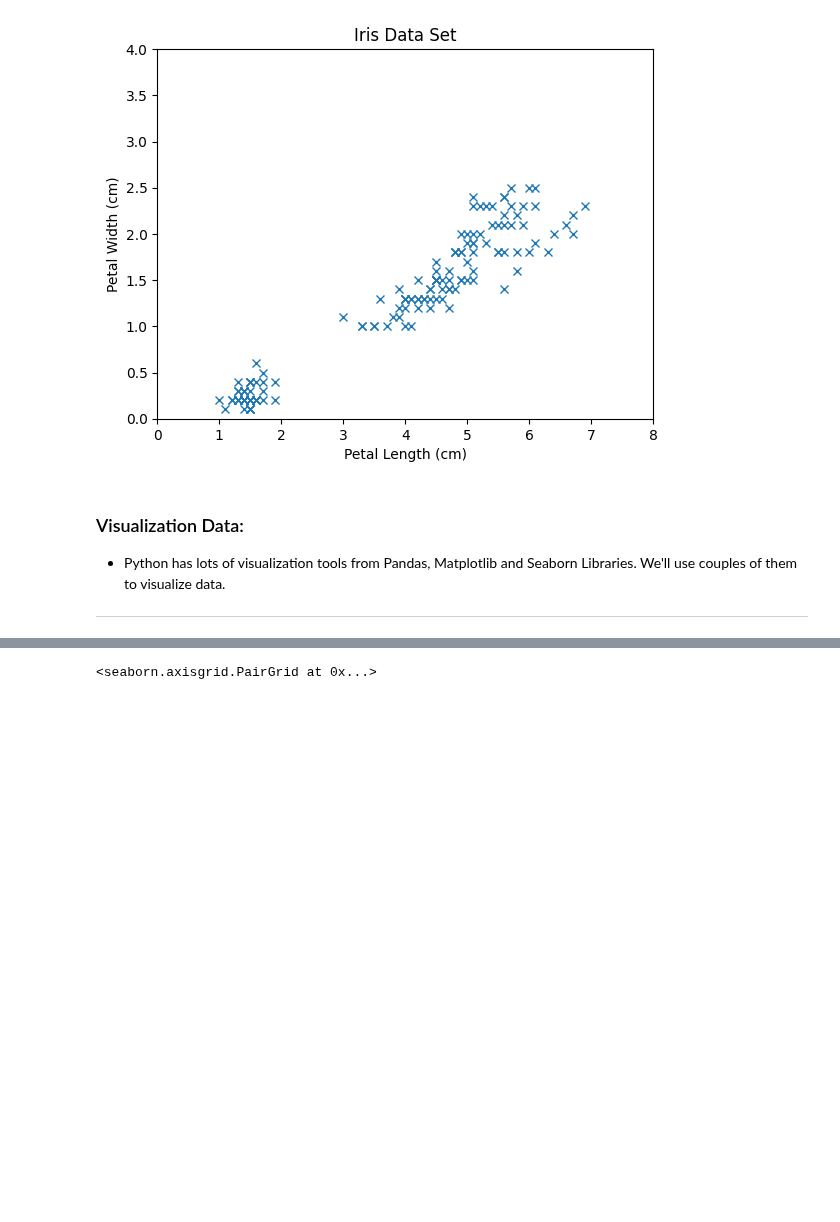
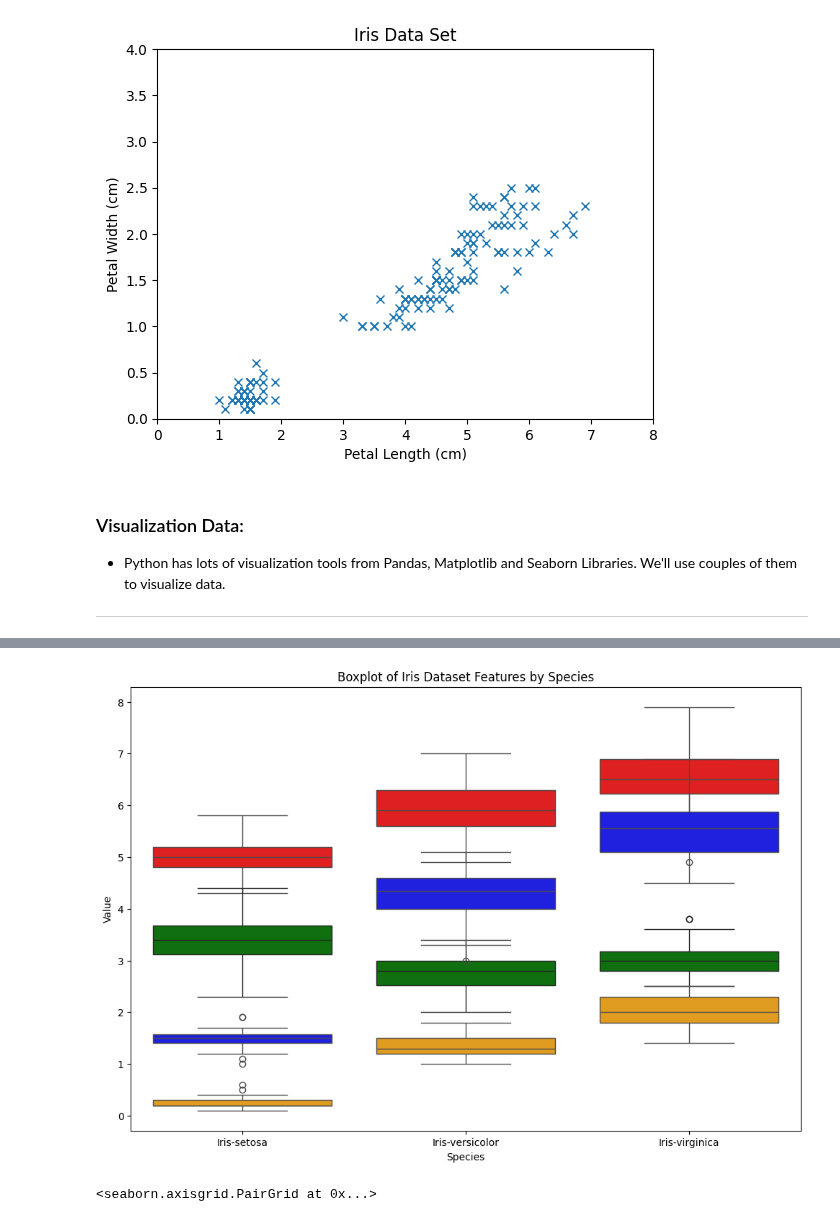
Before and after one commit to CarlosRigueti/pands-project, a Jupyter notebook: analysis.ipynb, the cells around one changed output, grey strips where cells are left out. Cells and saved outputs as stored; diff of their text form; code cells hidden in the pictures; blank space fills up the shorter version.

```diff
--- a/analysis.ipynb
+++ b/analysis.ipynb
@@ -379,3 +345,27 @@ array([[<Axes: title={'center': 'petal_length'}, xlabel='[species]'>,
+# %%
+# Load the Iris dataset
+url = 'https://raw.githubusercontent.com/CarlosRigueti/pands-project/main/iris.csv'
+df = pd.read_csv(url)
+
+# Define colors for each feature
+colors = {'sepal_length': 'red', 'sepal_width': 'green', 'petal_length': 'blue', 'petal_width': 'orange'}
+
+# Set the figure size
+plt.figure(figsize=(12, 8))  # Adjust the figsize as needed
+
+# Generate boxplots for each feature split by species
+for feature, color in colors.items():
+    sns.boxplot(x='species', y=feature, data=df, color=color)
+
+# Add title and labels
+plt.title('Boxplot of Iris Dataset Features by Species')
+plt.xlabel('Species')
+plt.ylabel('Value')
+
+# Show the plot
+plt.show()
+# %% [output]
+[figure, added]
 # %%
 # Create a pair plot to visualize relationships between variables
 # - 'data=df': Specifies the DataFrame containing the dataset to be visualized.
```
Also changed, not shown: parts of 5 cells of this notebook, 7 other files.
